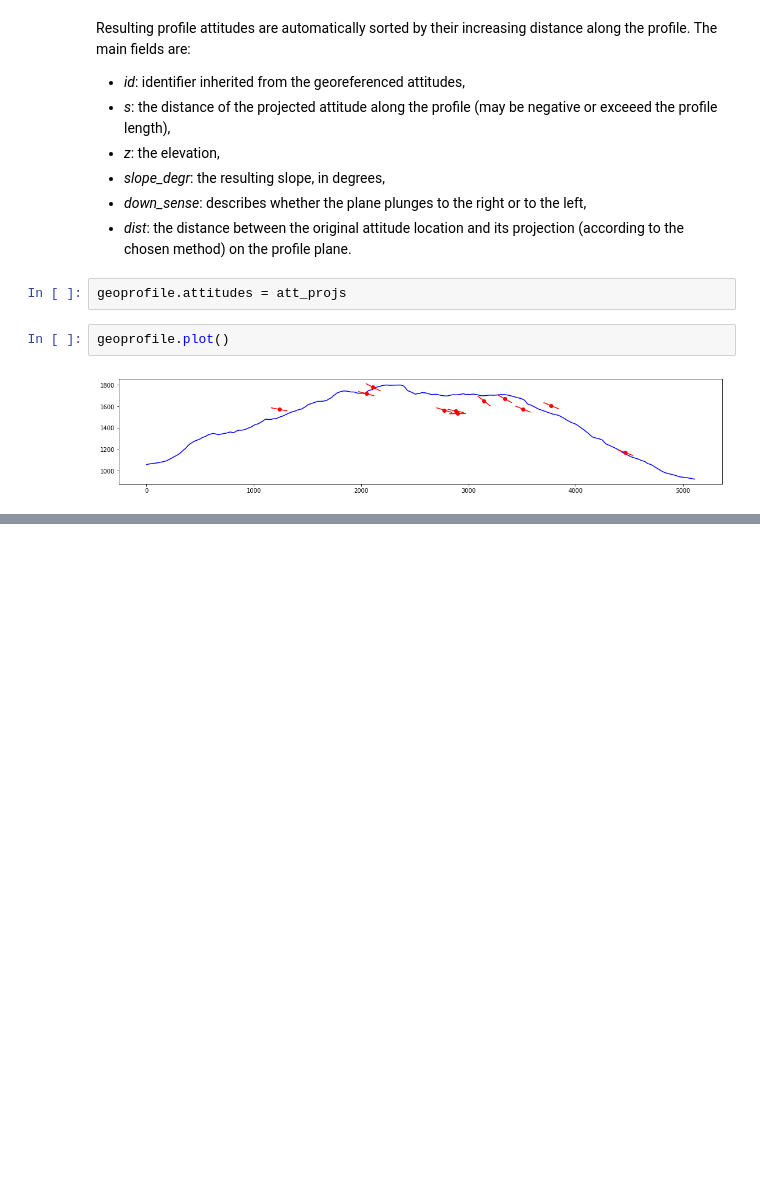
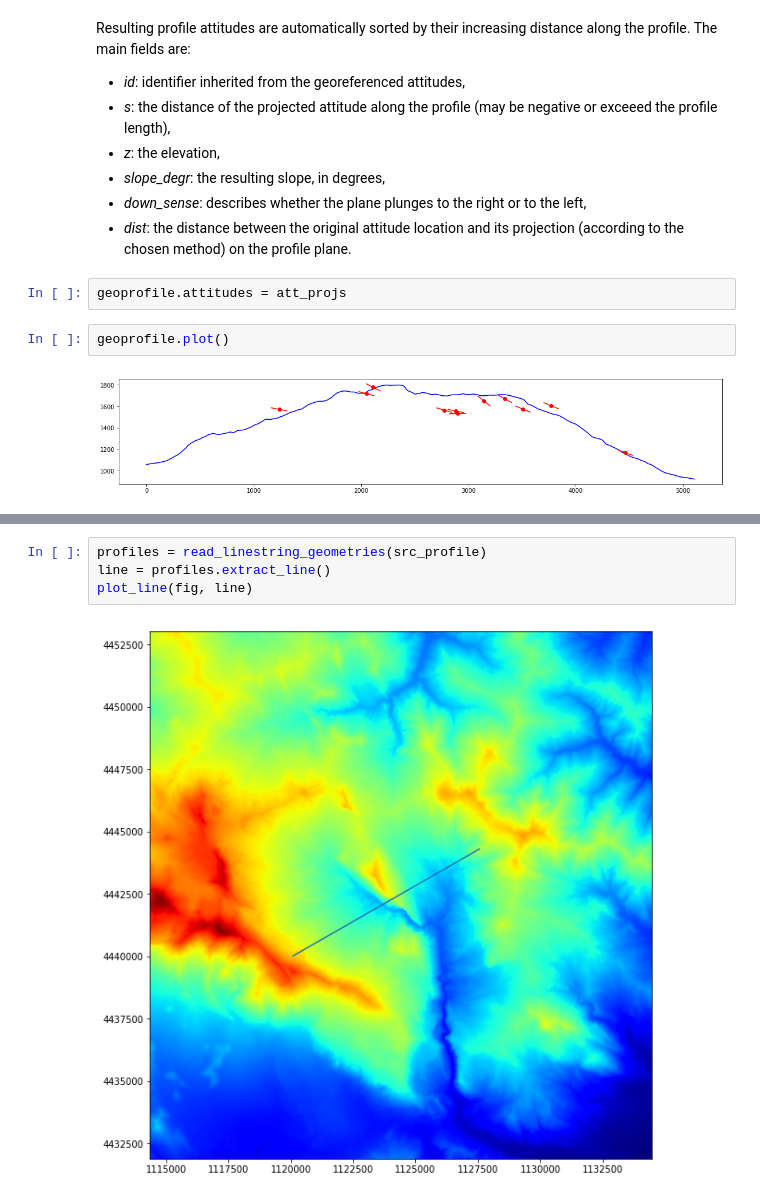
Before and after one commit to mauroalberti/geoprocess, a Jupyter notebook: docs/notebooks/Topographic profiles.ipynb, the cells around one changed output, grey strips where cells are left out. Saved outputs shown, nothing was run; the diff lists cells and outputs as text; blank space fills up the shorter version.

```diff
--- a/docs/notebooks/Topographic profiles.ipynb
+++ b/docs/notebooks/Topographic profiles.ipynb
@@ -224,0 +239,6 @@ geoprofile.plot()
+# %%
+profiles = read_linestring_geometries(src_profile)
+line = profiles.extract_line()
+plot_line(fig, line)
+# %% [output]
+[figure, added]
```
Also changed, not shown: parts of 16 cells of this notebook, 19 other files.
